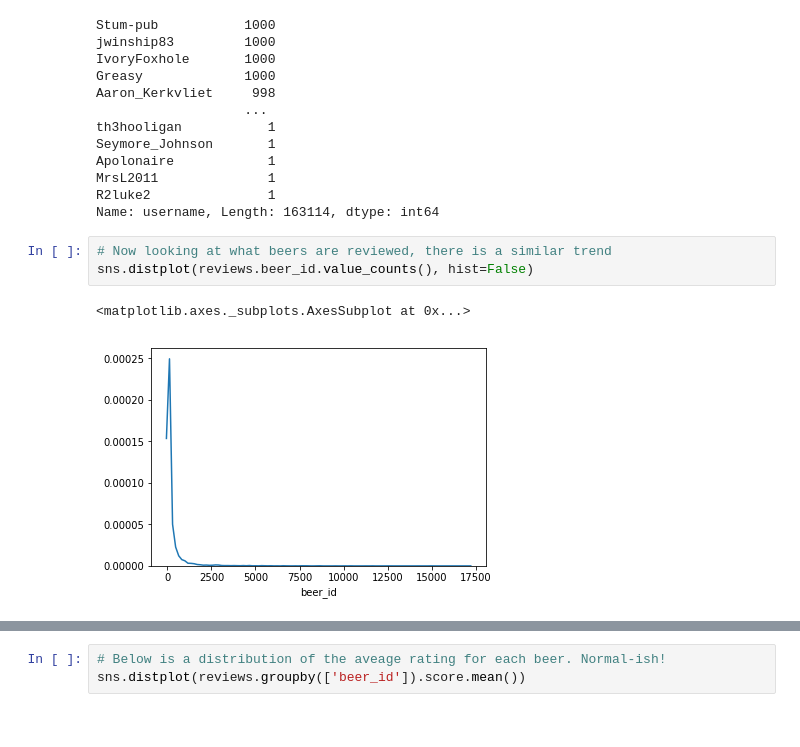
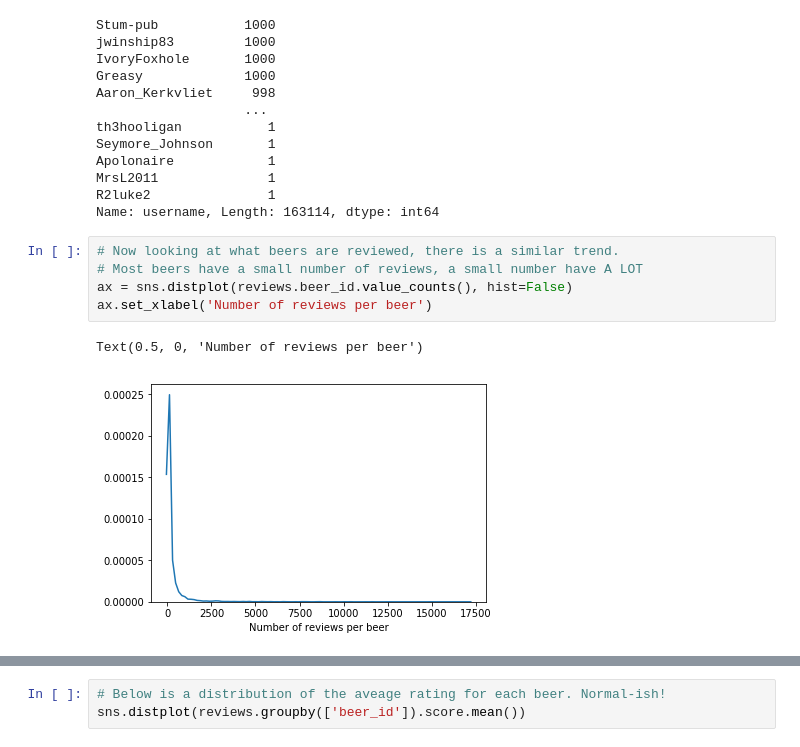
Before and after one commit to aabrahamson3/beer30, a Jupyter notebook: Medium-EDA.ipynb, the cells around one changed output, grey strips where cells are left out. Saved outputs shown, nothing was run; the diff lists cells and outputs as text.

Commit message:
adding more graphs to EDA notebook

```diff
--- a/Medium-EDA.ipynb
+++ b/Medium-EDA.ipynb
@@ -54,8 +65,10 @@ MrsL2011              1
 R2luke2               1
 Name: username, Length: 163114, dtype: int64
 # %%
-# Now looking at what beers are reviewed, there is a similar trend
-sns.distplot(reviews.beer_id.value_counts(), hist=False)
+# Now looking at what beers are reviewed, there is a similar trend.
+# Most beers have a small number of reviews, a small number have A LOT
+ax = sns.distplot(reviews.beer_id.value_counts(), hist=False)
+ax.set_xlabel('Number of reviews per beer')
 # %% [output]
-<matplotlib.axes._subplots.AxesSubplot at 0x...>
+Text(0.5, 0, 'Number of reviews per beer')
-[figure, old version]
+[figure, new version]
```
Also changed, not shown: parts of 15 cells of this notebook.
